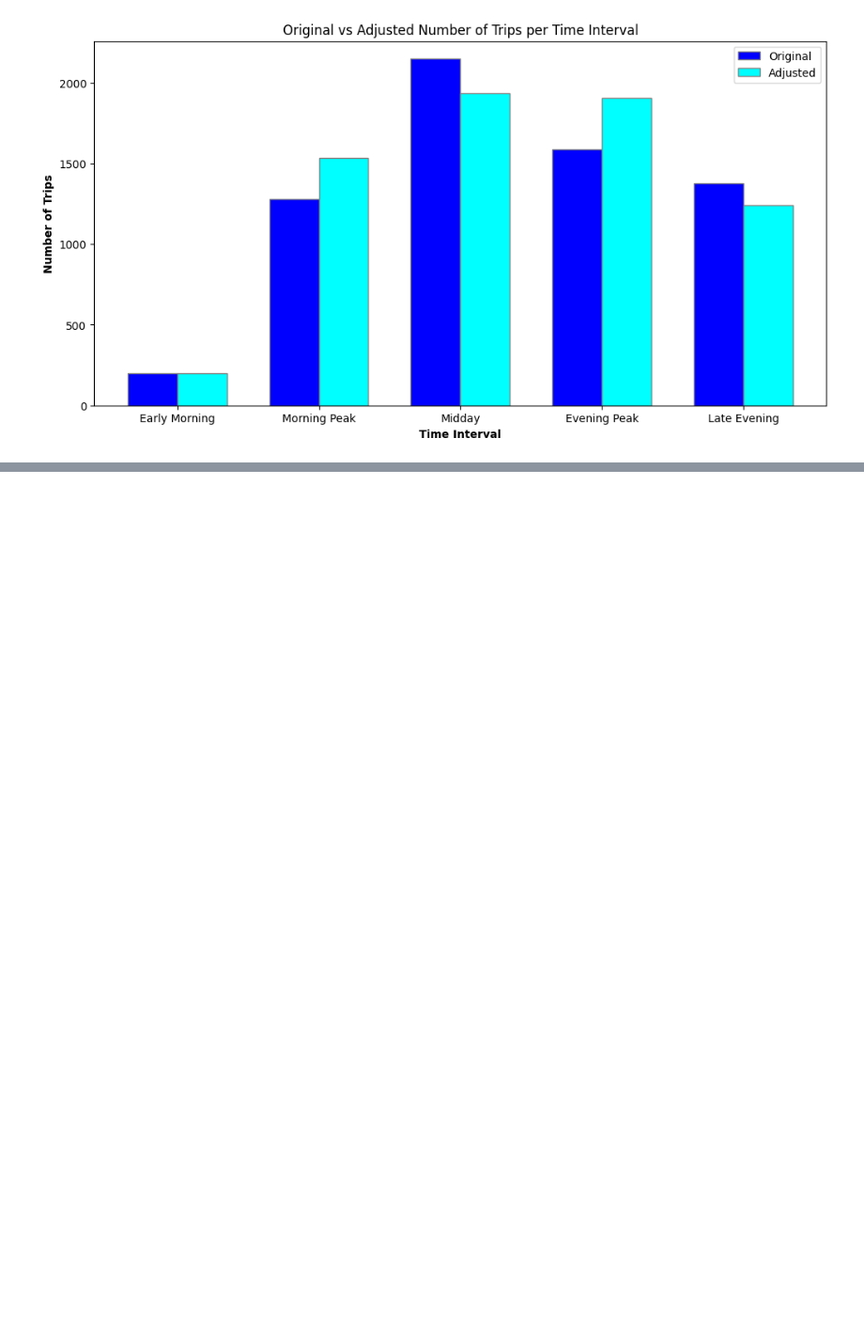
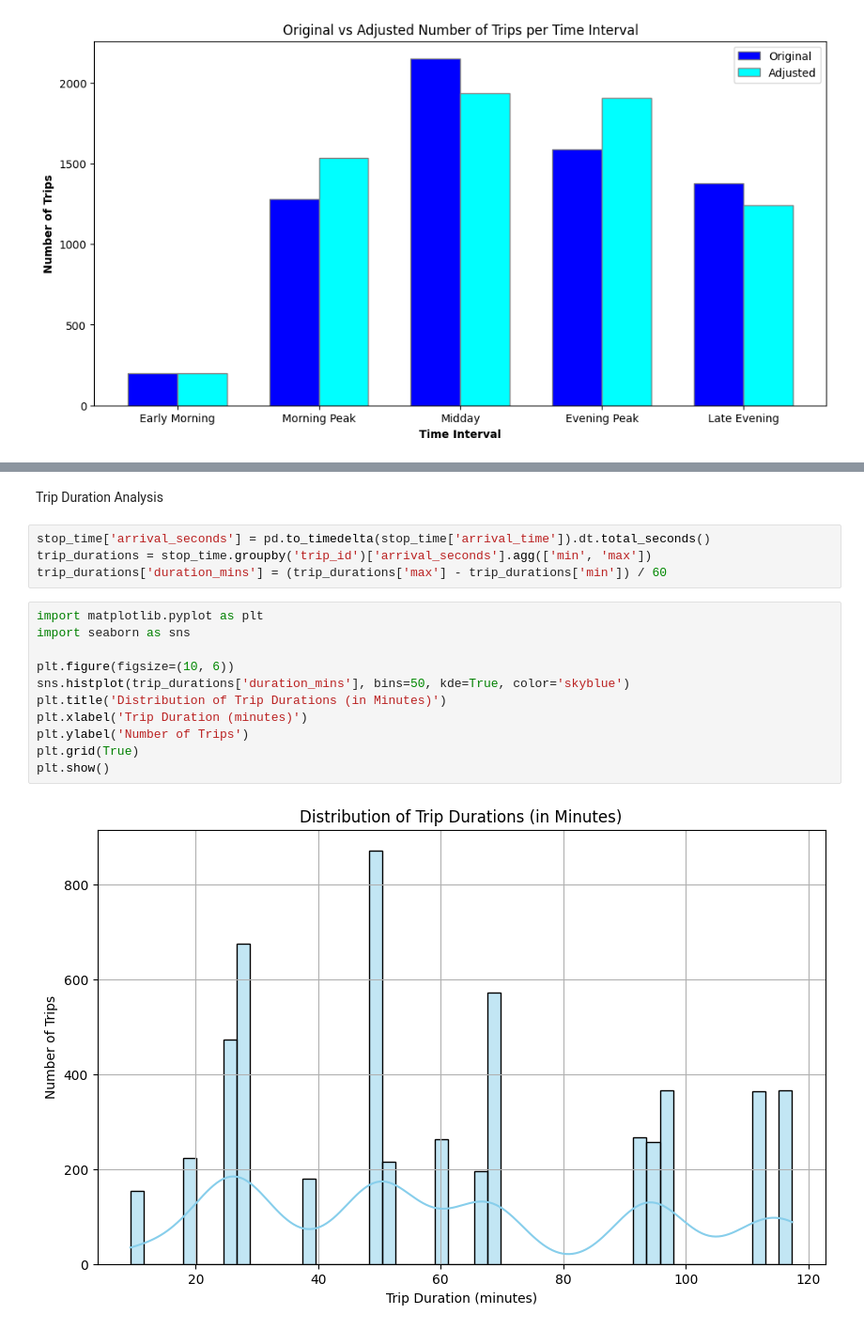
Before and after one commit to Saravanan-20G/Data-Analysis-Projects, a Jupyter notebook: Metro Operations Optimization/Metro Operations Optimization.ipynb, the cells around one changed output, grey strips where cells are left out. Shown: that part at 94% size. Cells and saved outputs as stored; diff of their text form; blank space fills up the shorter version.

```diff
--- a/Metro Operations Optimization/Metro Operations Optimization.ipynb
+++ b/Metro Operations Optimization/Metro Operations Optimization.ipynb
@@ -311,0 +375,19 @@ plt.show()
+# %% [markdown]
+ Trip Duration Analysis
+# %%
+stop_time['arrival_seconds'] = pd.to_timedelta(stop_time['arrival_time']).dt.total_seconds()
+trip_durations = stop_time.groupby('trip_id')['arrival_seconds'].agg(['min', 'max'])
+trip_durations['duration_mins'] = (trip_durations['max'] - trip_durations['min']) / 60
+# %%
+import matplotlib.pyplot as plt
+import seaborn as sns
+
+plt.figure(figsize=(10, 6))
+sns.histplot(trip_durations['duration_mins'], bins=50, kde=True, color='skyblue')
+plt.title('Distribution of Trip Durations (in Minutes)')
+plt.xlabel('Trip Duration (minutes)')
+plt.ylabel('Number of Trips')
+plt.grid(True)
+plt.show()
+# %% [output]
+[figure, added]
```
Also changed, not shown: parts of 10 cells of this notebook.
